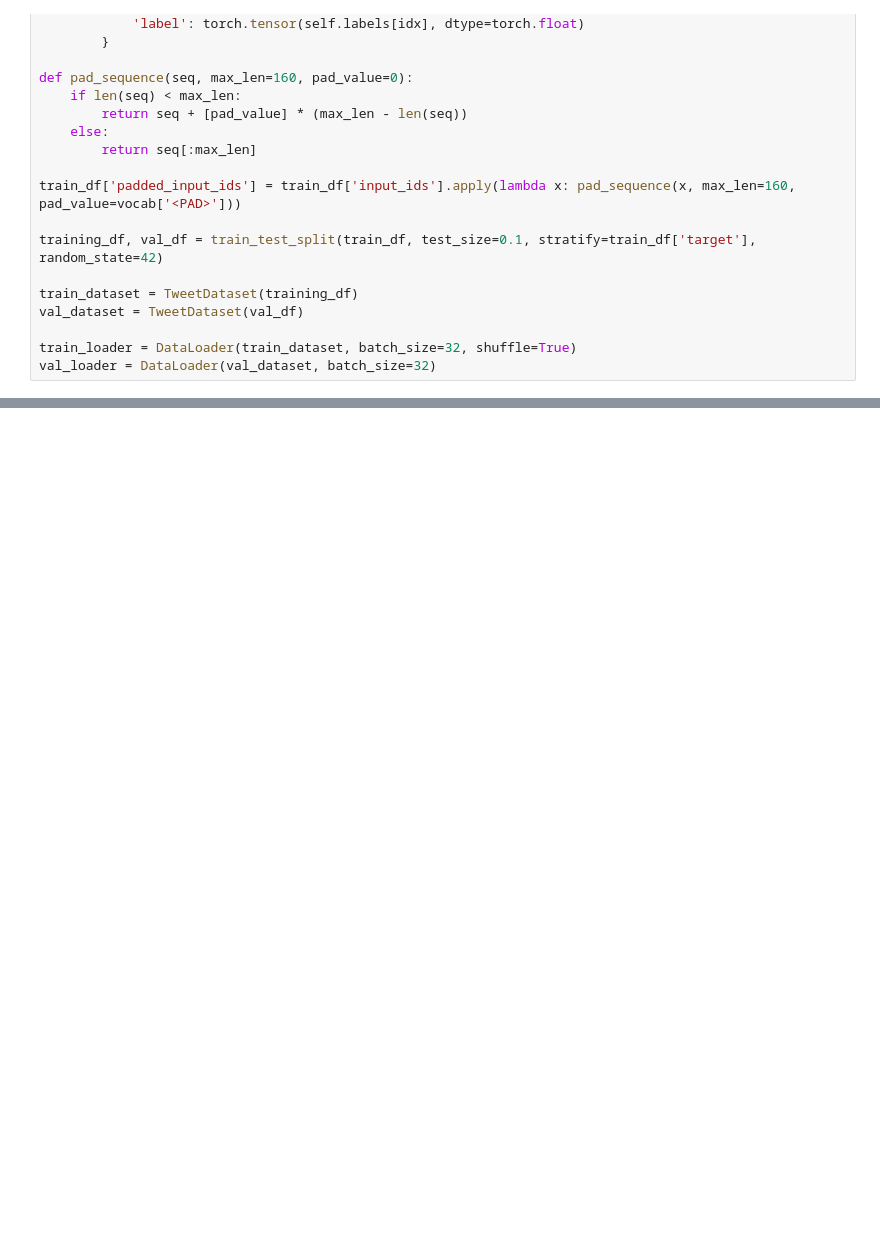
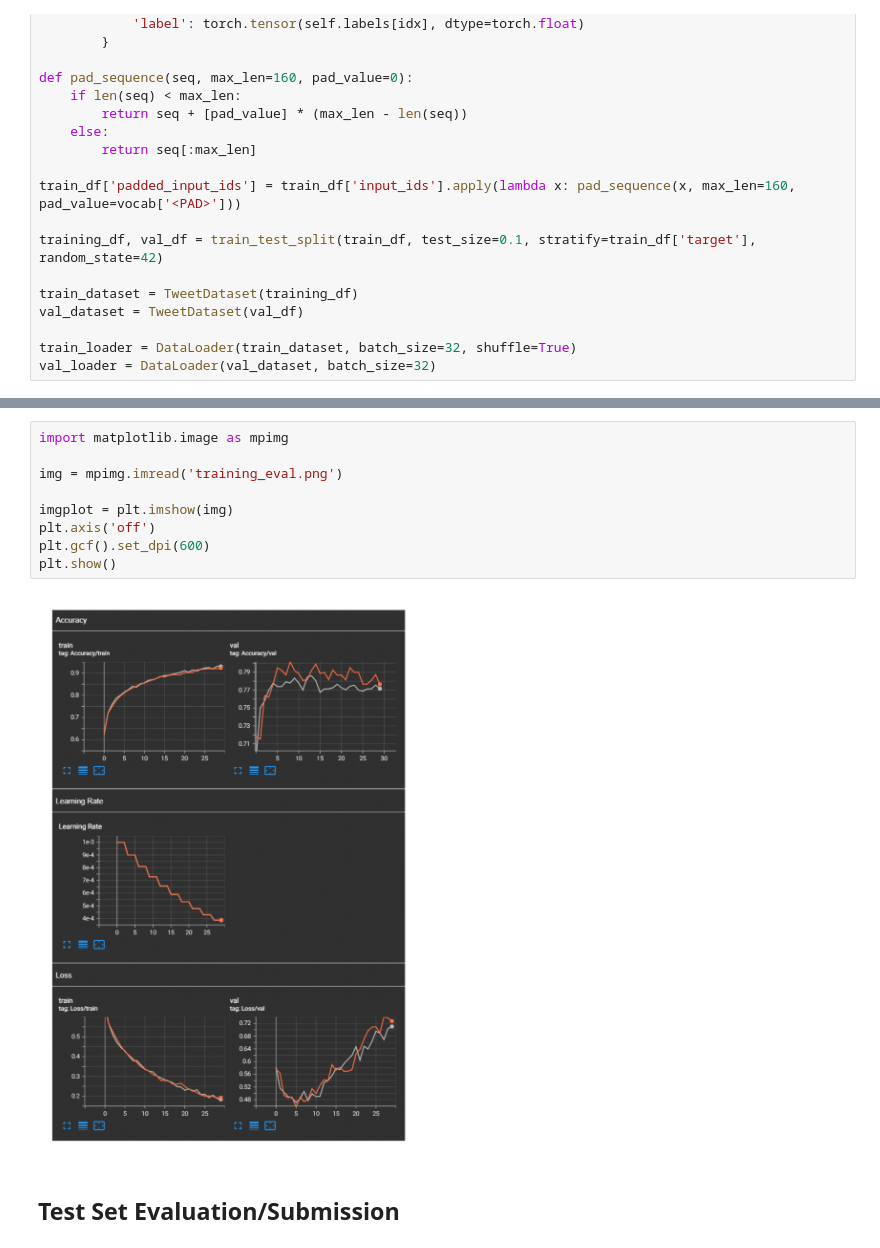
Before and after one commit to RahulCheen/NLP-Tweet-Disaster-Classification, a Jupyter notebook: main.ipynb, the cells around one changed output, grey strips where cells are left out. Drawn from its saved outputs; the diff is of its cells as text; blank space fills up the shorter version.

```diff
--- a/main.ipynb
+++ b/main.ipynb
@@ -353,0 +474,13 @@ Stopping early.
+# %%
+import matplotlib.image as mpimg
+
+img = mpimg.imread('training_eval.png')
+
+imgplot = plt.imshow(img)
+plt.axis('off')
+plt.gcf().set_dpi(600)
+plt.show()
+# %% [output]
+[figure, added]
+# %% [markdown]
+## Test Set Evaluation/Submission
```
Also changed, not shown: parts of 18 cells of this notebook, 3 other files.
